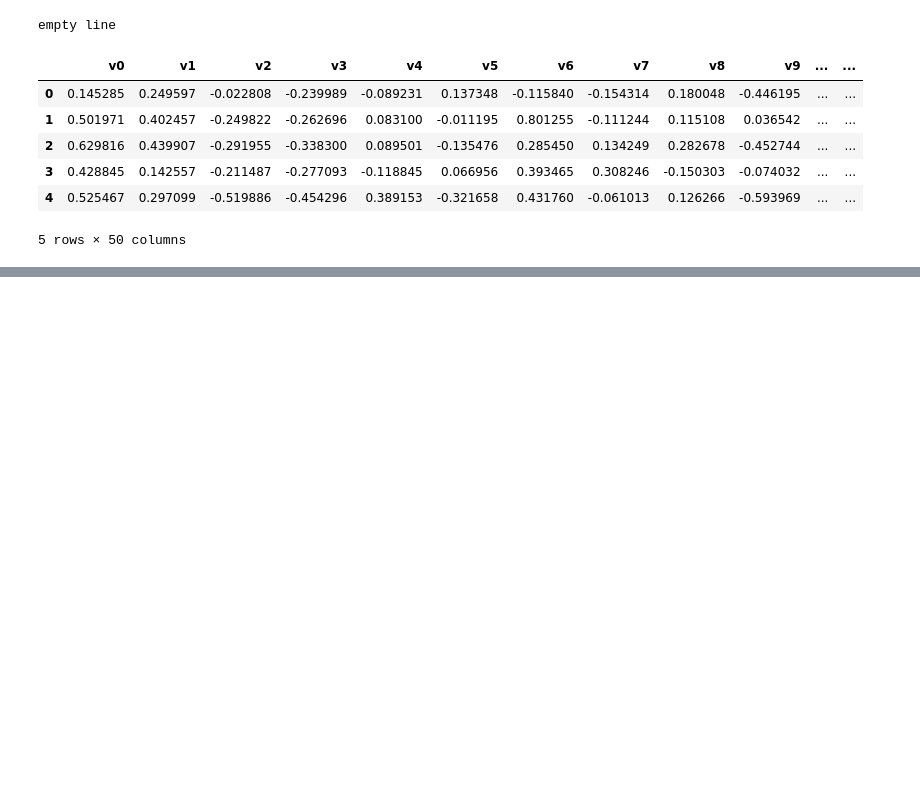
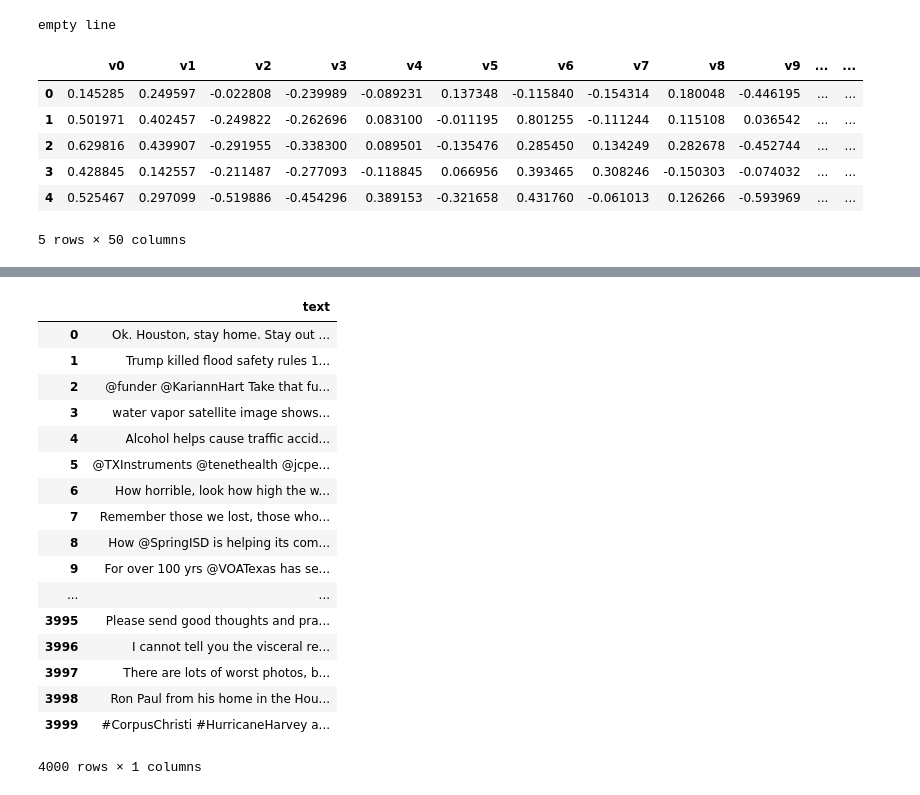
Before and after one commit to shenoy10/Harvey_Machine_Learning, a Jupyter notebook: Embedding_Model.ipynb, the cells around one changed output, grey strips where cells are left out. Cells and saved outputs as stored; diff of their text form; code cells hidden in the pictures; blank space fills up the shorter version.

```diff
--- a/Embedding_Model.ipynb
+++ b/Embedding_Model.ipynb
@@ -300,0 +417,5 @@ KeyboardInterrupt:
+# %%
+#now run the model
+mlp = MLPClassifier()
+mlp.fit(dfv, labels)
+pred = mlp.predict(df_testv)
@@ -300,0 +448,23 @@ KeyboardInterrupt:
+# %%
+#now make the final dataframe containing 10000 tweets that are relevant and not relevant
+df_mturk = df_noemoji.reset_index(drop=True).loc[indices].reset_index(drop=True)
+df_mturk
+# %% [output]
+|  | text |
+| 0 | Ok. Houston, stay home. Stay out ... |
+| 1 | Trump killed flood safety rules 1... |
+| 2 | @funder @KariannHart Take that fu... |
+| 3 | water vapor satellite image shows... |
+| 4 | Alcohol helps cause traffic accid... |
+| 5 | @TXInstruments @tenethealth @jcpe... |
+| 6 | How horrible, look how high the w... |
+| 7 | Remember those we lost, those who... |
+| 8 | How @SpringISD is helping its com... |
+| 9 | For over 100 yrs @VOATexas has se... |
+| ... | ... |
+| 3995 | Please send good thoughts and pra... |
+| 3996 | I cannot tell you the visceral re... |
+| 3997 | There are lots of worst photos, b... |
+| 3998 | Ron Paul from his home in the Hou... |
+| 3999 | #CorpusChristi #HurricaneHarvey a... |
+4000 rows × 1 columns
```
Also changed, not shown: parts of 13 cells of this notebook, 1 other file.
